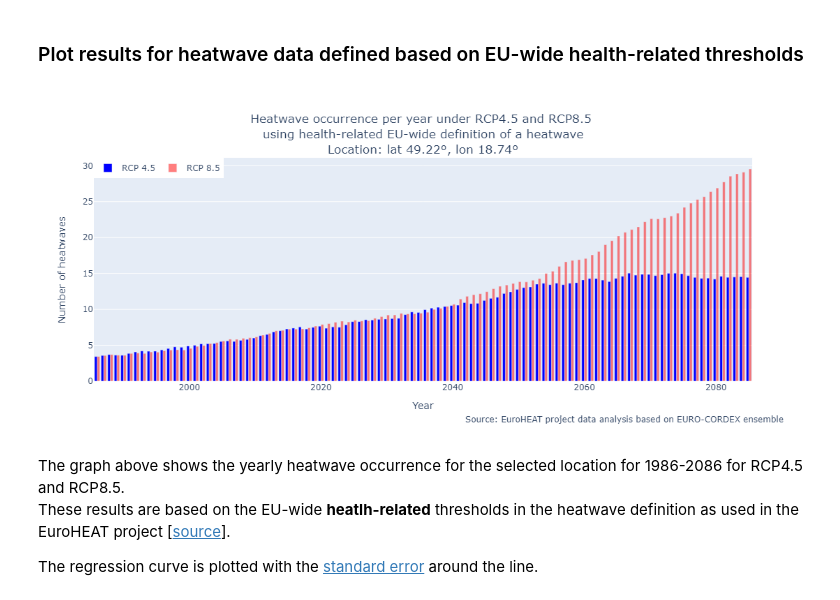
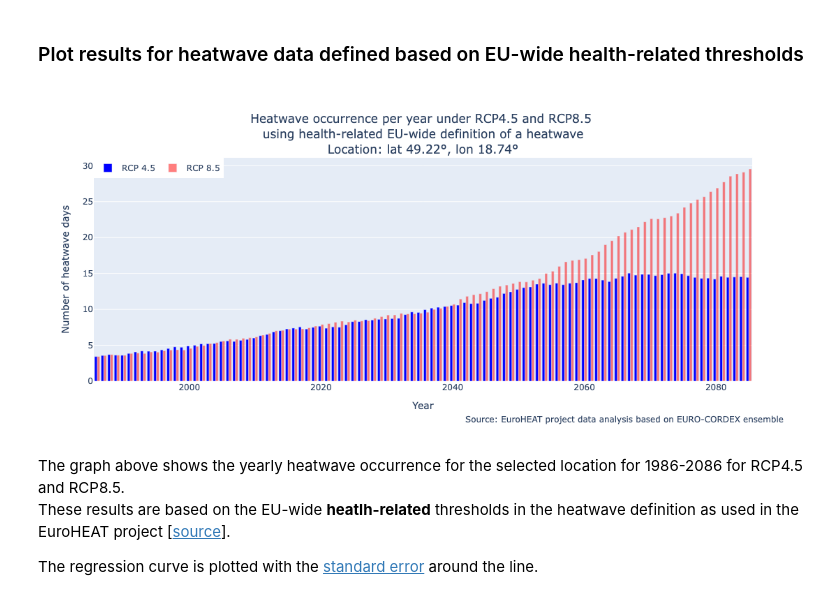
Before and after one commit to CLIMAAX/HEATWAVES, a Jupyter notebook: 01_Urban_heatwaves/heatwave_hazard_assessment_euroheat.ipynb, the cells around one changed output. Drawn from its saved outputs; the diff is of its cells as text; code cells hidden in the pictures.

Commit message:
Change y-axis label to 'Number of heatwave days'

```diff
--- a/01_Urban_heatwaves/heatwave_hazard_assessment_euroheat.ipynb
+++ b/01_Urban_heatwaves/heatwave_hazard_assessment_euroheat.ipynb
@@ -283,33 +283,33 @@ hwd85n = d4.values.tolist()
 # %%
 b = hwd45h
 t = hwd85h
 
 # Define years
 year = list(range(1986, 2086))
 
 # Create figure
 fig = go.Figure()
 # Add bar trace for 'b'
 fig.add_trace(go.Bar(x=year, y=b, name='RCP 4.5', marker_color='blue'))
 # Add bar trace for 't'
 fig.add_trace(go.Bar(x=year, y=t, name='RCP 8.5', opacity=0.5, marker_color='red'))
 
 # Add information on source data
 fig.add_annotation(xref='paper',yref='paper', y=-0.2,x=1.05, showarrow=False,
             text=f'Source: EuroHEAT project data analysis based on EURO-CORDEX ensemble')
 
 # Update layout
 fig.update_layout(
     title={'text':f'Heatwave occurrence per year under RCP4.5 and RCP8.5 <br>using health-related EU-wide definition of a heatwave<br>Location: lat {lat:.02f}\u00B0, lon {lon:.02f}\u00B0','x':0.5,'xanchor': 'center'},
     xaxis_title='Year',
-    yaxis_title='Number of heatwaves',
+    yaxis_title='Number of heatwave days',
     legend=dict(x=0, y=1, traceorder='normal', orientation='h'),
     width=1100,
     height=500
 )
 fig.show()
 # %% [output]
-[figure, old version]
+[figure, new version]
 # %% [markdown]
 The graph above shows the yearly heatwave occurrence for the selected location for 1986-2086 for RCP4.5 and RCP8.5.
 These results are based on the EU-wide **heatlh-related** thresholds in the heatwave definition as used in the EuroHEAT project [[source](https://confluence.ecmwf.int/display/CKB/Heat+waves+and+cold+spells+in+Europe+derived+from+climate+projections+documentation)].
```
Also changed, not shown: parts of 1 cell of this notebook.
